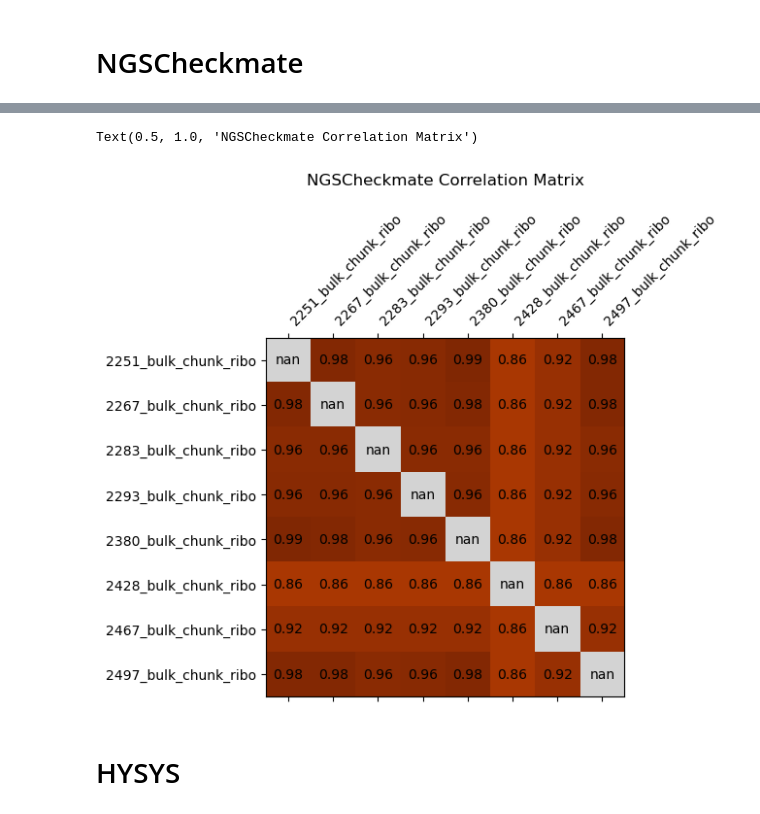
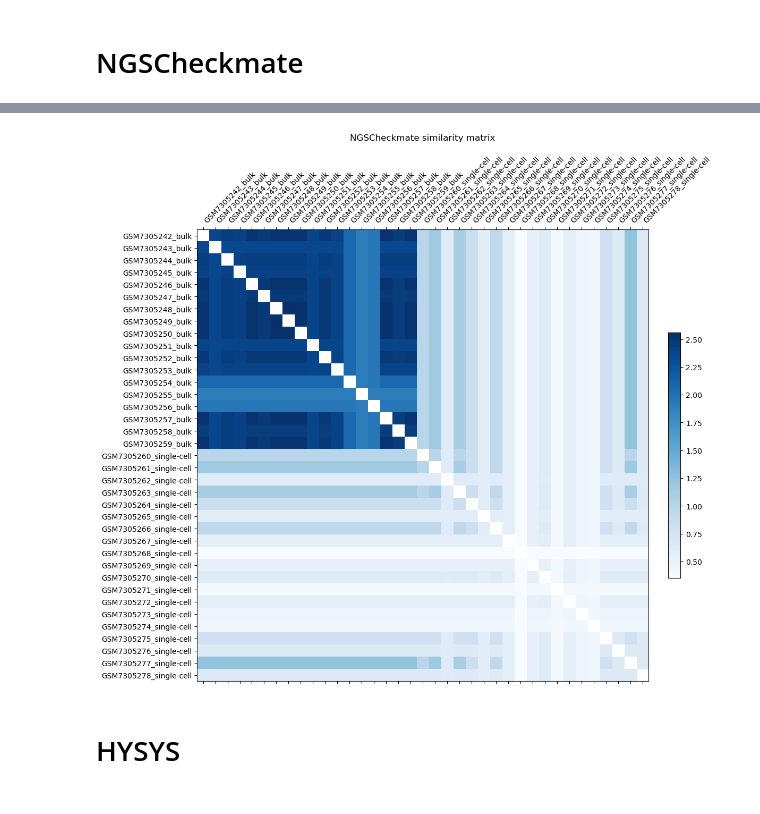
Before and after one commit to emma2207/hgsoc-reconstruction, a Jupyter notebook: sample_id_matching/scripts/experiment/eda.ipynb, the cells around one changed output, grey strips where cells are left out. Cells and saved outputs as stored; diff of their text form; code cells hidden in the pictures.

Commit message:
plotting functions

```diff
--- a/sample_id_matching/scripts/experiment/eda.ipynb
+++ b/sample_id_matching/scripts/experiment/eda.ipynb
@@ -7,19 +7,19 @@ from matplotlib_venn import venn2
 # %%
 DATA_PATH = "../../data/output_data/"
 FIGURES_PATH = "../../data/figures/"
-dataset = "hgsoc"
+dataset = "high_grade_glioma"
 # Tools: BAMixChecker, CrossCheckFingerprints, HYSYS, NGSCheckmate, Vireo
 # %% [markdown]
 # Vireo
 # %%
 vireo_matrix = pd.read_csv(DATA_PATH + f"vireo/{dataset}/similarity_matrix.csv", index_col=0)
 # %%
-vireo_matrix.columns = [col.replace("_bulk_chunk_ribo.bam", "") for col in vireo_matrix.columns]
-vireo_matrix.index = pd.Index([idx.replace("_bulk_chunk_ribo.bam", "") for idx in vireo_matrix.index])
+vireo_matrix.columns = [col.replace(".bam", "") for col in vireo_matrix.columns]
+vireo_matrix.index = pd.Index([idx.replace(".bam", "") for idx in vireo_matrix.index])
 # %%
 # Order rows and columns
 ordered_samples = sorted(vireo_matrix.columns)
-vireo_matrix = vireo_matrix.loc[ordered_samples, ordered_samples]
+matrix_df = vireo_matrix.loc[ordered_samples, ordered_samples]
 # %%
 vireo_matrix
 # %% [output]
@@ -61,7 +135,7 @@ ngscheckmate_df = pd.read_csv(DATA_PATH + f"ngscheckmate/{dataset}/output_all.tx
 # %%
 ngscheckmate_dict = {
     x:
-    x.replace("_bulk_chunk_ribo_filtered_variants.vcf", "")
+    x.replace("_filtered_variants.vcf", "").replace("_bulk_chunk_ribo.bam", "")
     for x in list(set(ngscheckmate_df.index) | set(ngscheckmate_df[2]))
 }
 ngscheckmate_df.index = ngscheckmate_df.index.map(ngscheckmate_dict)
@@ -110,21 +193,4 @@ ngscheckmate_matrix
 # %%
-fig, ax = plt.subplots()
-cmap = plt.cm.Oranges
-cmap.set_bad(color="lightgray")
-ax.matshow(ngscheckmate_matrix, cmap=cmap, vmin=0, vmax=1)
-
-for (i, j), z in np.ndenumerate(ngscheckmate_matrix):
-    ax.text(j, i, "{:.2f}".format(z), ha="center", va="center")
-
-
-ax.set_xticks(np.arange(len(ngscheckmate_matrix.columns)))
-ax.set_yticks(np.arange(len(ngscheckmate_matrix.index)))
-ax.set_xticklabels(ngscheckmate_matrix.columns, rotation=45, ha="left")
-ax.set_yticklabels(ngscheckmate_matrix.index)
-ax.xaxis.set_label_position("top")
-# ax.set_xlabel("Samples")
-# ax.set_ylabel("Samples")
-ax.set_title("NGSCheckmate Correlation Matrix", pad=20)
+all_samples_matrix_viz(ngscheckmate_matrix, tool="NGSCheckmate", dataset=dataset, save_fig=False)
 # %% [output]
-Text(0.5, 1.0, 'NGSCheckmate Correlation Matrix')
-[figure, old version]
+[figure, new version]
```
Also changed, not shown: parts of 10 cells of this notebook.
